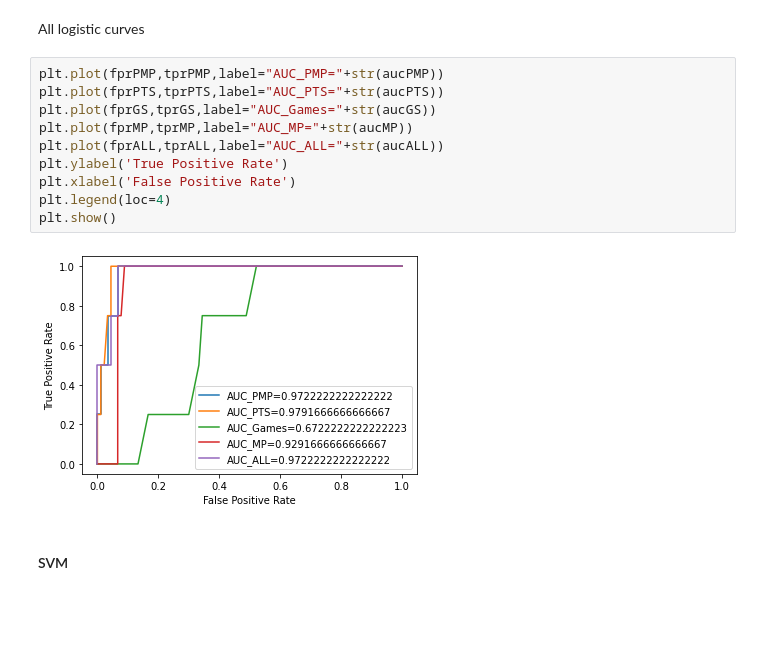
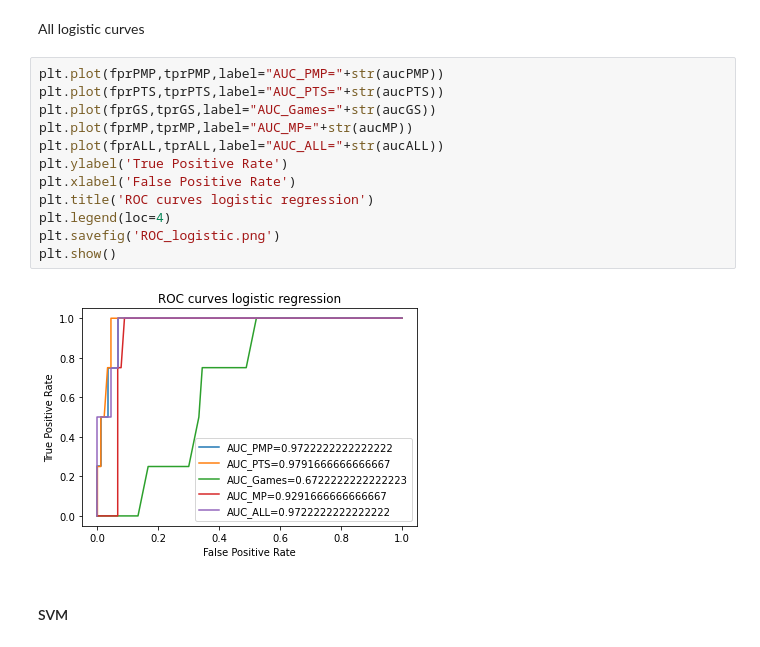
Before and after one commit to MennoCoehoorn/OZNAL, a Jupyter notebook: NBA.ipynb, the cells around one changed output. Drawn from its saved outputs; the diff is of its cells as text; blank space fills up the shorter version.

```diff
--- a/NBA.ipynb
+++ b/NBA.ipynb
@@ -1505,15 +1541,17 @@ All logistic curves
 # %%
 plt.plot(fprPMP,tprPMP,label="AUC_PMP="+str(aucPMP))
 plt.plot(fprPTS,tprPTS,label="AUC_PTS="+str(aucPTS))
 plt.plot(fprGS,tprGS,label="AUC_Games="+str(aucGS))
 plt.plot(fprMP,tprMP,label="AUC_MP="+str(aucMP))
 plt.plot(fprALL,tprALL,label="AUC_ALL="+str(aucALL))
 plt.ylabel('True Positive Rate')
 plt.xlabel('False Positive Rate')
+plt.title('ROC curves logistic regression')
 plt.legend(loc=4)
+plt.savefig('ROC_logistic.png')
 plt.show()
 # %% [output]
-[figure, old version]
+[figure, new version]
 # %% [markdown]
 #### SVM
 # %%
```
Also changed, not shown: parts of 33 cells of this notebook.
